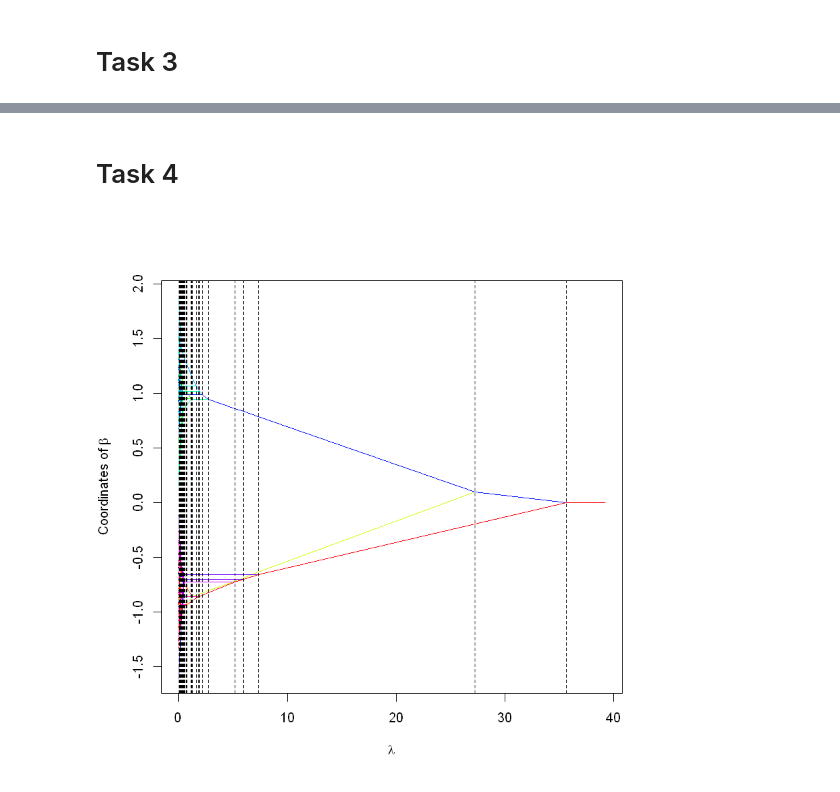
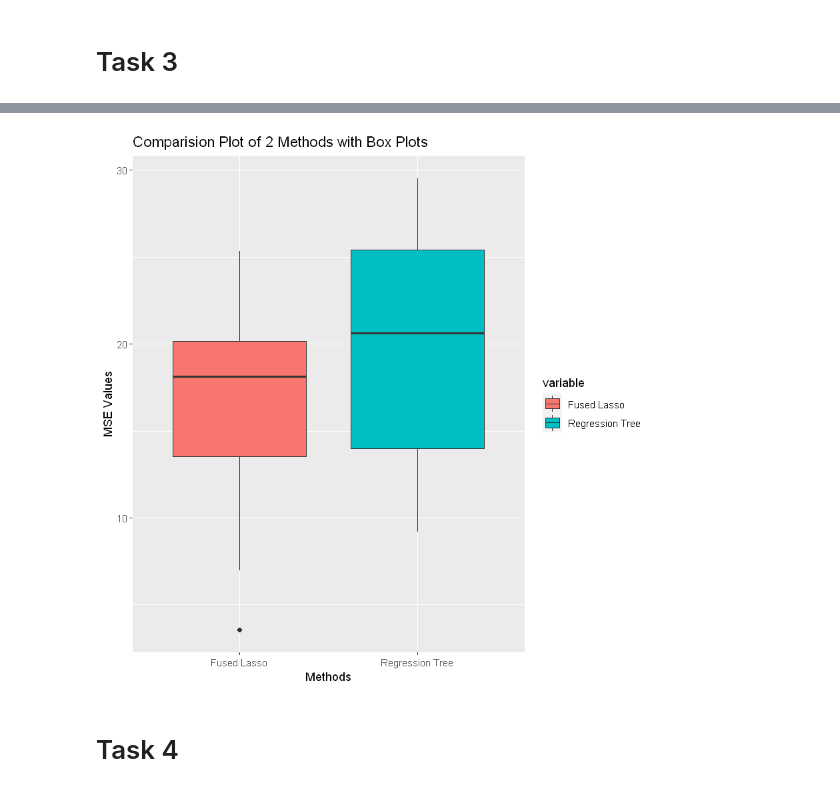
Before and after one commit to BU-IE-48B/fall21-mbahadir, a Jupyter notebook: Homework2/Homework2.ipynb, the cells around one changed output, grey strips where cells are left out. Cells and saved outputs as stored; diff of their text form; code cells hidden in the pictures.

```diff
--- a/Homework2/Homework2.ipynb
+++ b/Homework2/Homework2.ipynb
@@ -281,0 +333,14 @@ a=predict(fused_results[[1]][[1]], fused_results[[1]][[2]]$lambda.min)$fit
+# %%
+mse_calculator=function(index, train, fused, regressor){
+    fused_lasso_performance=sum(mse(train[1], fused[1]))
+    regressor_performance=sum(mse(train[1], regressor[1]))
+    perf_dt=data.frame(index, fused_lasso_performance, regressor_performance)
+    return(perf_dt)
+}
+# %%
+for(i in seq(1:30)){
+    performance_list[[i]]=mse_calculator(i, train_perf[i], fused_dt[i], regressor_dt[i])
+}
+# %%
+performance_dt=rbindlist(performance_list)
+performance_dt
@@ -281,0 +367,2 @@ a=predict(fused_results[[1]][[1]], fused_results[[1]][[2]]$lambda.min)$fit
+# %%
+box_plot_dt <- melt(performance_dt[,c(2,3)], id.vars=NULL)
@@ -282,3 +372,13 @@ a=predict(fused_results[[1]][[1]], fused_results[[1]][[2]]$lambda.min)$fit
+# %%
+box_plot_dt %>%
+  ggplot( aes(x=variable, y=value, fill=variable)) +
+    geom_boxplot() +
+    ggtitle("Comparision Plot of 2 Methods with Box Plots") +
+    xlab("Methods")+ylab("MSE Values")+
+    scale_fill_discrete(labels = c("Fused Lasso", "Regression Tree"))+
+    scale_x_discrete(labels= c("fused_lasso_performance"="Fused Lasso","regressor_performance"="Regression Tree"))
+# %% [output]
+[figure, added]
 # %% [markdown]
 # Task 4
 # %%
@@ -286,4 +385,0 @@ example=fusedlasso1d(as.numeric(train[1,2:129]))
-# %%
-plot(example, style="path")
-# %% [output]
-[figure, removed]
```
Also changed, not shown: parts of 33 cells of this notebook.
